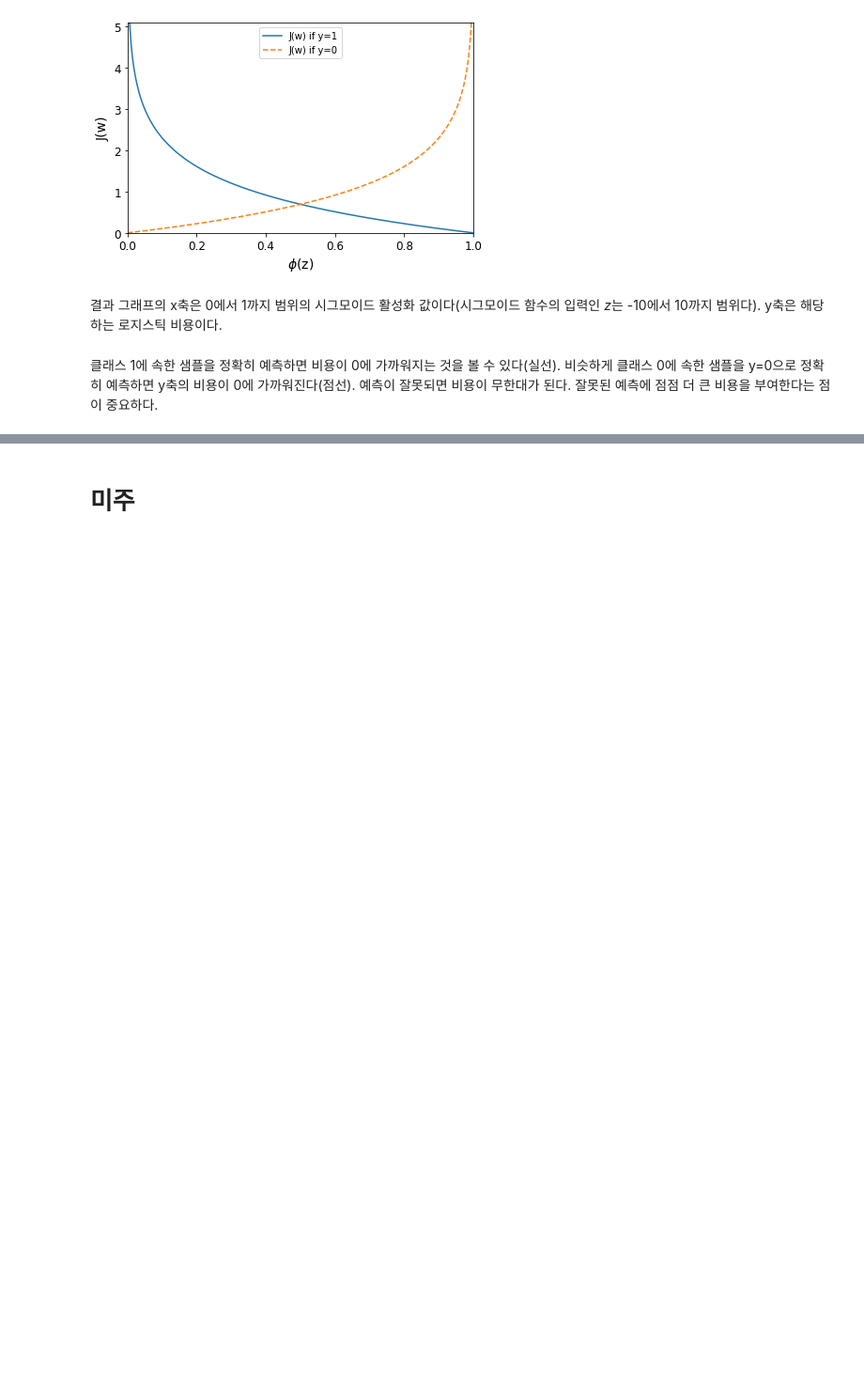
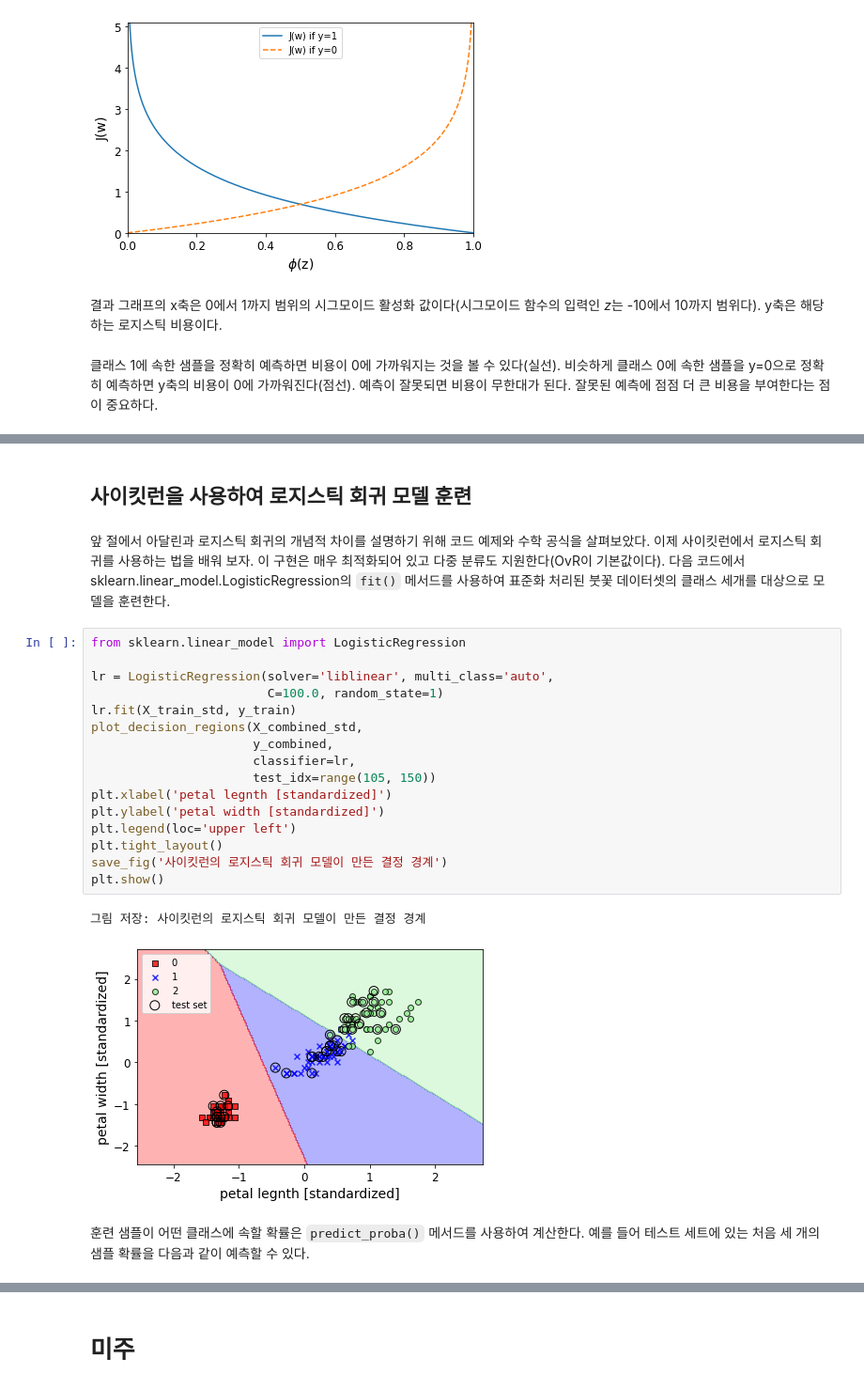
Before and after one commit to Sameta-cani/jwork, a Jupyter notebook: Logistic Regression.ipynb, the cells around one changed output, grey strips where cells are left out. Shown at 94% size. Cells and saved outputs as stored; diff of their text form; blank space fills up the shorter version.

```diff
--- a/Logistic Regression.ipynb
+++ b/Logistic Regression.ipynb
@@ -270,0 +488,25 @@ plt.show()
+# %% [markdown]
+## 사이킷런을 사용하여 로지스틱 회귀 모델 훈련
+# %% [markdown]
+앞 절에서 아달린과 로지스틱 회귀의 개념적 차이를 설명하기 위해 코드 예제와 수학 공식을 살펴보았다. 이제 사이킷런에서 로지스틱 회귀를 사용하는 법을 배워 보자. 이 구현은 매우 최적화되어 있고 다중 분류도 지원한다(OvR이 기본값이다). 다음 코드에서 sklearn.linear_model.LogisticRegression의 <code>fit()</code> 메서드를 사용하여 표준화 처리된 붓꽃 데이터셋의 클래스 세개를 대상으로 모델을 훈련한다.
+# %%
+from sklearn.linear_model import LogisticRegression
+
+lr = LogisticRegression(solver='liblinear', multi_class='auto',
+                        C=100.0, random_state=1)
+lr.fit(X_train_std, y_train)
+plot_decision_regions(X_combined_std,
+                      y_combined,
+                      classifier=lr,
+                      test_idx=range(105, 150))
+plt.xlabel('petal legnth [standardized]')
+plt.ylabel('petal width [standardized]')
+plt.legend(loc='upper left')
+plt.tight_layout()
+save_fig('사이킷런의 로지스틱 회귀 모델이 만든 결정 경계')
+plt.show()
+# %% [output]
+그림 저장: 사이킷런의 로지스틱 회귀 모델이 만든 결정 경계
+[figure, added]
+# %% [markdown]
+훈련 샘플이 어떤 클래스에 속할 확률은 <code>predict_proba()</code> 메서드를 사용하여 계산한다. 예를 들어 테스트 세트에 있는 처음 세 개의 샘플 확률을 다음과 같이 예측할 수 있다.
```
Also changed, not shown: parts of 44 cells of this notebook, 14 other files.
